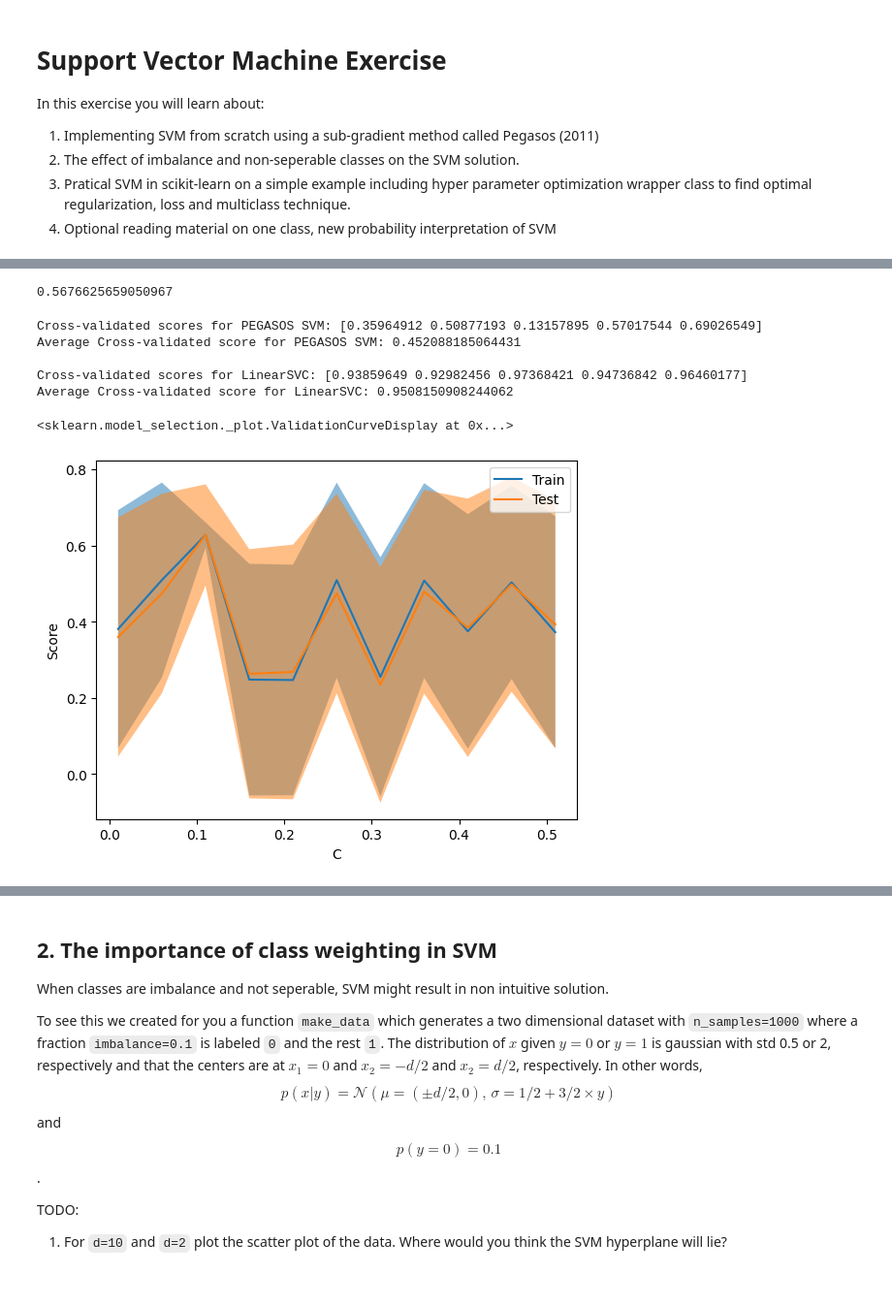
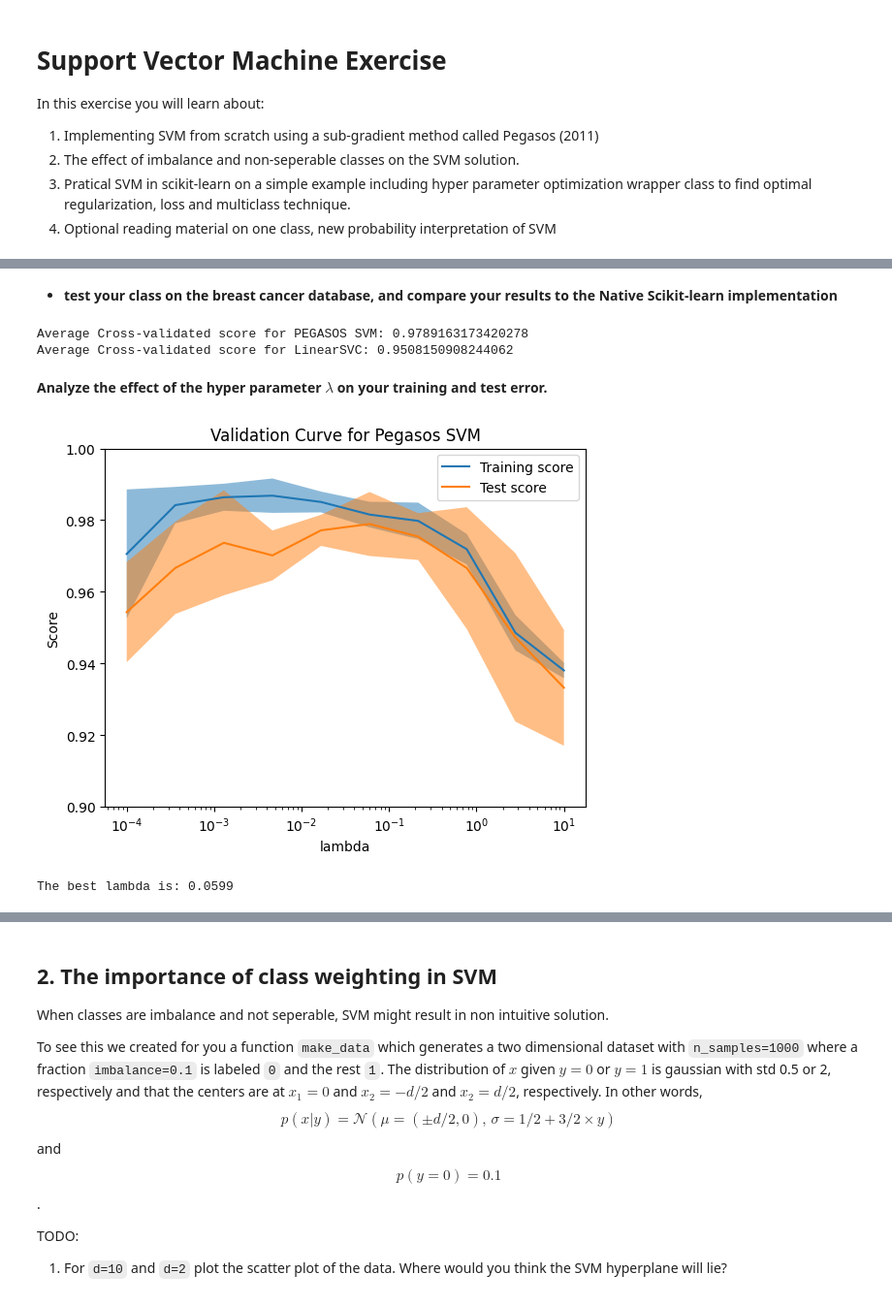
Before and after one commit to anidima/ydata_ml_sl, a Jupyter notebook: HW2_svm_Pegasos.ipynb, the cells around one changed output, grey strips where cells are left out. Shown at 97% size. Drawn from its saved outputs; the diff is of its cells as text; code cells hidden in the pictures.

Commit message:
PegasosSVM + MiniBatches

```diff
--- a/HW2_svm_Pegasos.ipynb
+++ b/HW2_svm_Pegasos.ipynb
@@ -141,38 +145,51 @@ array([-0.4, -0.1, -0.1])
-# %%
-data = load_breast_cancer()
-X_train, y_train = data.data, data.target
-
-svm_pipeline = Pipeline([
-    ('scaler', StandardScaler()),
-    ('svm', SVM())
-])
-
-svm_pipeline.fit(X_train, y_train)
-svm_pipeline.score(X_train, y_train)
-# %% [output]
-0.5676625659050967
+# %% [markdown]
+* **test your class on the breast cancer database, and compare your results to the Native Scikit-learn implementation**
 # %%
+#np.random.seed(11)
+data = load_breast_cancer()
+X_train = data.data
+y_train = data.target
+
+svm_pipeline = Pipeline([
+    ('scaler', StandardScaler()),
+    ('svm', SVM())
+])
+
 # Use cross_val_score for PEGASOS SVM
-cross_val_scores_pegasos = cross_val_score(svm_pipeline, X, y, cv=5)
+cross_val_scores_pegasos = cross_val_score(svm_pipeline, X_train, y_train)
 
 # Use cross_val_score for LinearSVC
 linear_svc = LinearSVC(dual='auto')
-cross_val_scores_linear_svc = cross_val_score(linear_svc, X, y, cv=5)
+cross_val_scores_linear_svc = cross_val_score(linear_svc, X_train, y_train)
 
 # Print the cross-validated scores
-print("Cross-validated scores for PEGASOS SVM:", cross_val_scores_pegasos)
+
 print("Average Cross-validated score for PEGASOS SVM:", np.mean(cross_val_scores_pegasos))
-print("\nCross-validated scores for LinearSVC:", cross_val_scores_linear_svc)
+
 print("Average Cross-validated score for LinearSVC:", np.mean(cross_val_scores_linear_svc))
 # %% [output]
-Cross-validated scores for PEGASOS SVM: [0.35964912 0.50877193 0.13157895 0.57017544 0.69026549]
-Average Cross-validated score for PEGASOS SVM: 0.452088185064431
-
-Cross-validated scores for LinearSVC: [0.93859649 0.92982456 0.97368421 0.94736842 0.96460177]
+Average Cross-validated score for PEGASOS SVM: 0.9789163173420278
 Average Cross-validated score for LinearSVC: 0.9508150908244062
-# %%
-from sklearn.model_selection import ValidationCurveDisplay
-ValidationCurveDisplay.from_estimator(SVM(), X, y, param_name='C', param_range=np.arange(0.01,0.52,0.05))
-# %% [output]
-<sklearn.model_selection._plot.ValidationCurveDisplay at 0x...>
-[figure, removed]
+# %% [markdown]
+**Analyze the effect of the hyper parameter $\lambda$ on your training and test error.**
+# %%
+np.random.seed(42)
+param_range = np.logspace(-4, 1, 10)
+train_scores, test_scores = validation_curve(svm_pipeline, X_train, y_train, param_name="svm__lambda_param", param_range=param_range)
+
+# Plot validation curve
+disp = ValidationCurveDisplay(param_name="svm__lambda_param", param_range=param_range, train_scores=train_scores, test_scores=test_scores, score_name="Score")
+disp.plot()
+plt.title("Validation Curve for Pegasos SVM")
+plt.xlabel("lambda")
+plt.ylim(0.9, 1)
+plt.legend(["Training score", "Test score"])
+plt.show()
+
+# Find the best lambda
+mean_test_score = np.mean(test_scores, axis=1)
+best_lambda = param_range[np.argmax(mean_test_score)]
+print("The best lambda is:",round(best_lambda,4))
+# %% [output]
+[figure, added]
+The best lambda is: 0.0599
```
Also changed, not shown: parts of 11 cells of this notebook.
